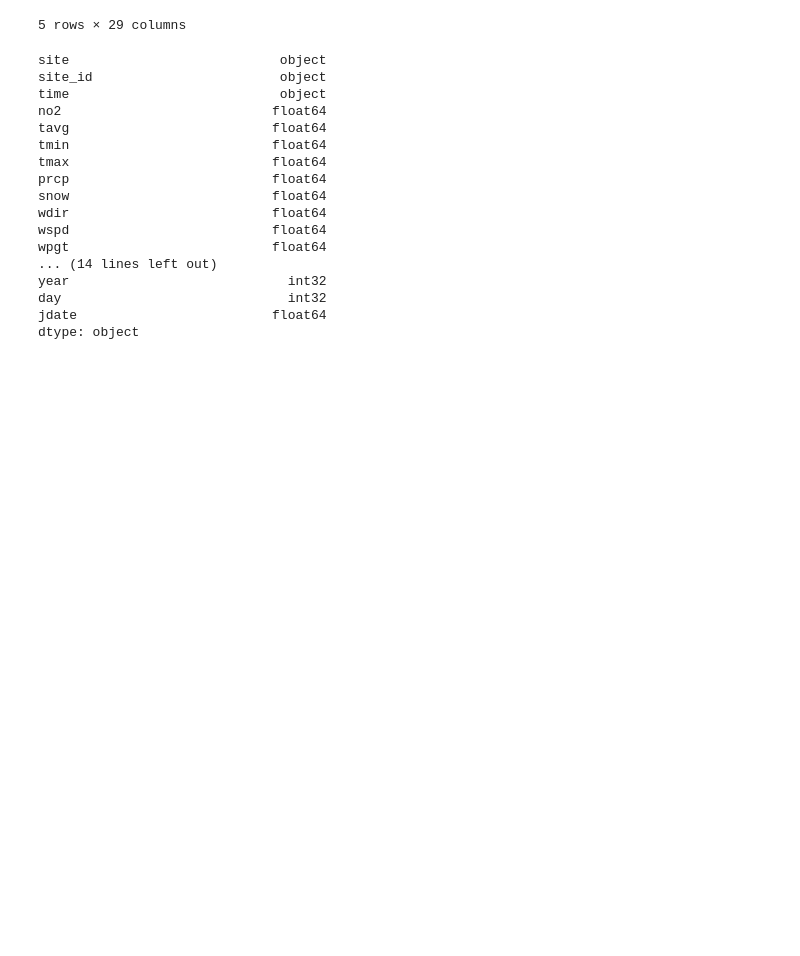
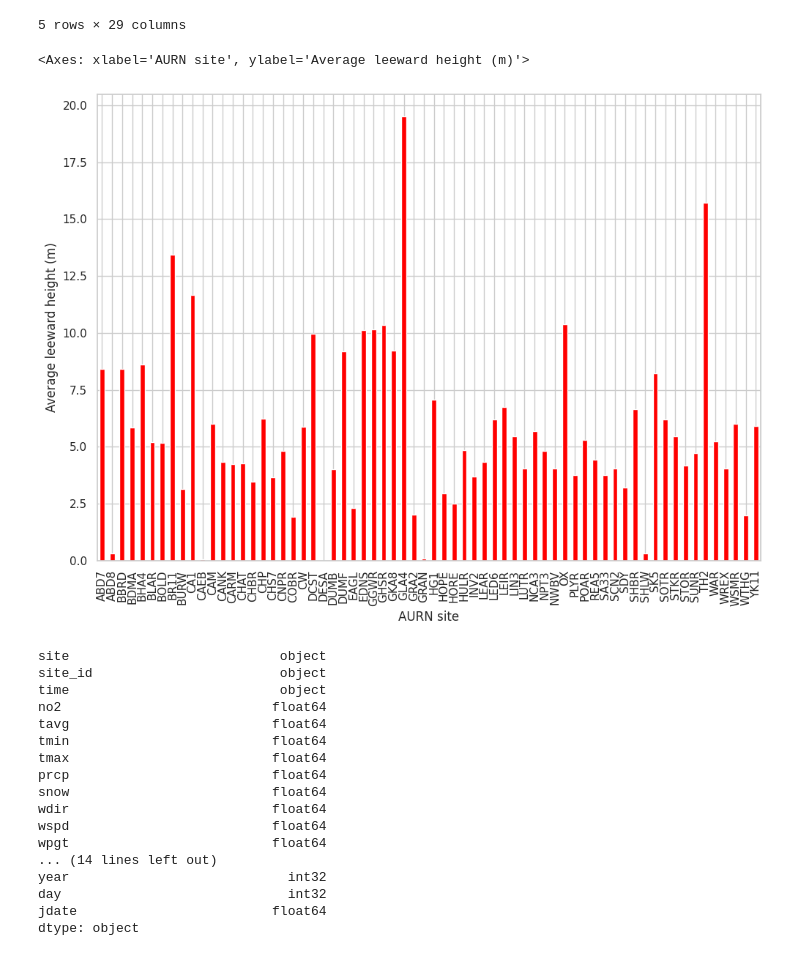
Before and after one commit to airqualityanthony/Community-Air-Quality-System, a Jupyter notebook: AQModelling.ipynb, the cells around one changed output. Drawn from its saved outputs; the diff is of its cells as text; code cells hidden in the pictures; blank space fills up the shorter version.

```diff
--- a/AQModelling.ipynb
+++ b/AQModelling.ipynb
@@ -63,6 +54,13 @@ data.head()
 | 3 | Aberdeen Union Street Roadside | ABD7 | 2018-01-04 | 56.537070 | 1.9 | -0.2 | 3.3 | 1.2 | NaN | 17.0 | ... | ... |
 | 4 | Aberdeen Union Street Roadside | ABD7 | 2018-01-05 | 57.666231 | 1.9 | 0.6 | 2.6 | 7.6 | NaN | 4.0 | ... | ... |
 5 rows × 29 columns
+# %%
+## plot average windward_height_avg grouped by site_id
+# data.groupby('site_id')['windward_height_avg'].mean().plot(kind='bar', ylabel='Average windward height (m)', xlabel='AURN site',color='green')
+data.groupby('site_id')['leeward_height_avg'].mean().plot(kind='bar', ylabel='Average leeward height (m)', xlabel='AURN site',color='red')
+# %% [output]
+<Axes: xlabel='AURN site', ylabel='Average leeward height (m)'>
+[figure, added]
 # %%
 data.dtypes
 # %% [output]
```
Also changed, not shown: parts of 14 cells of this notebook, 6 other files.
